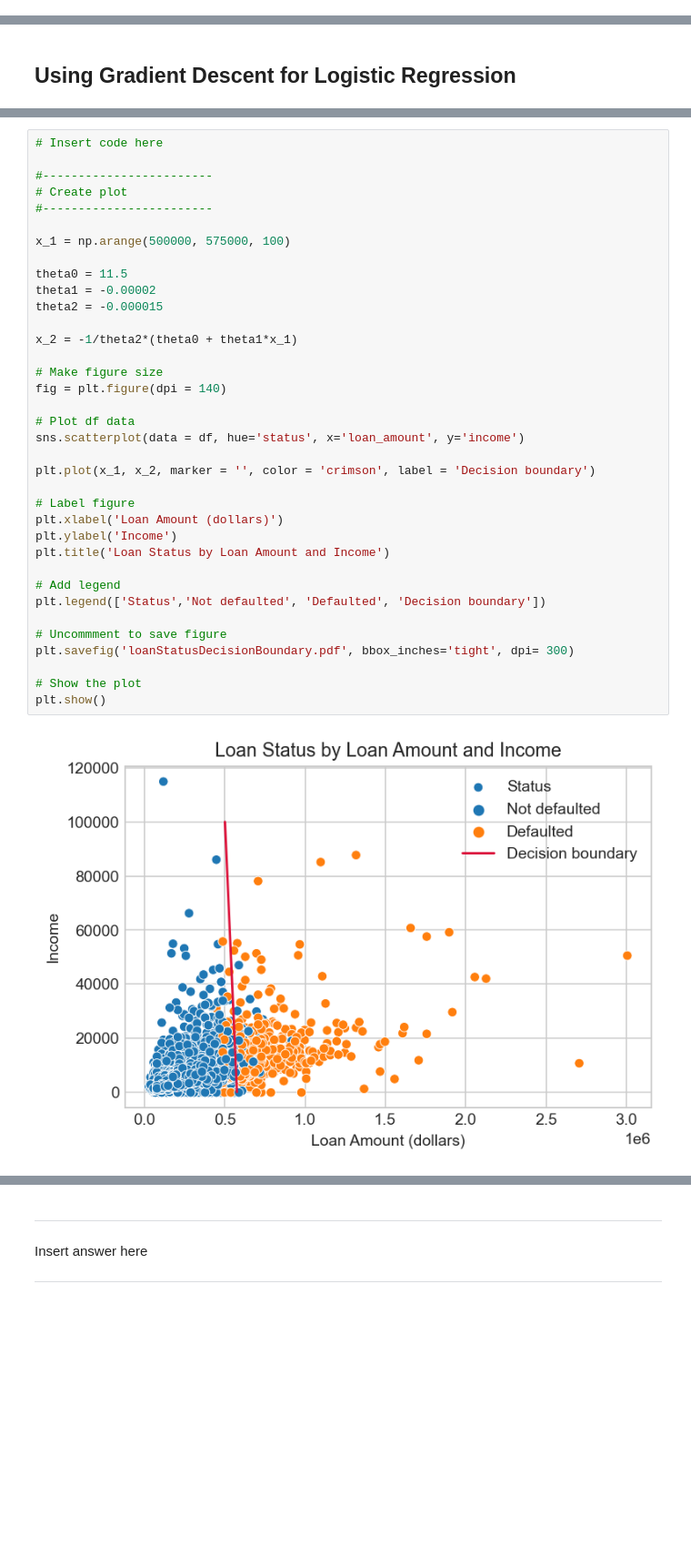
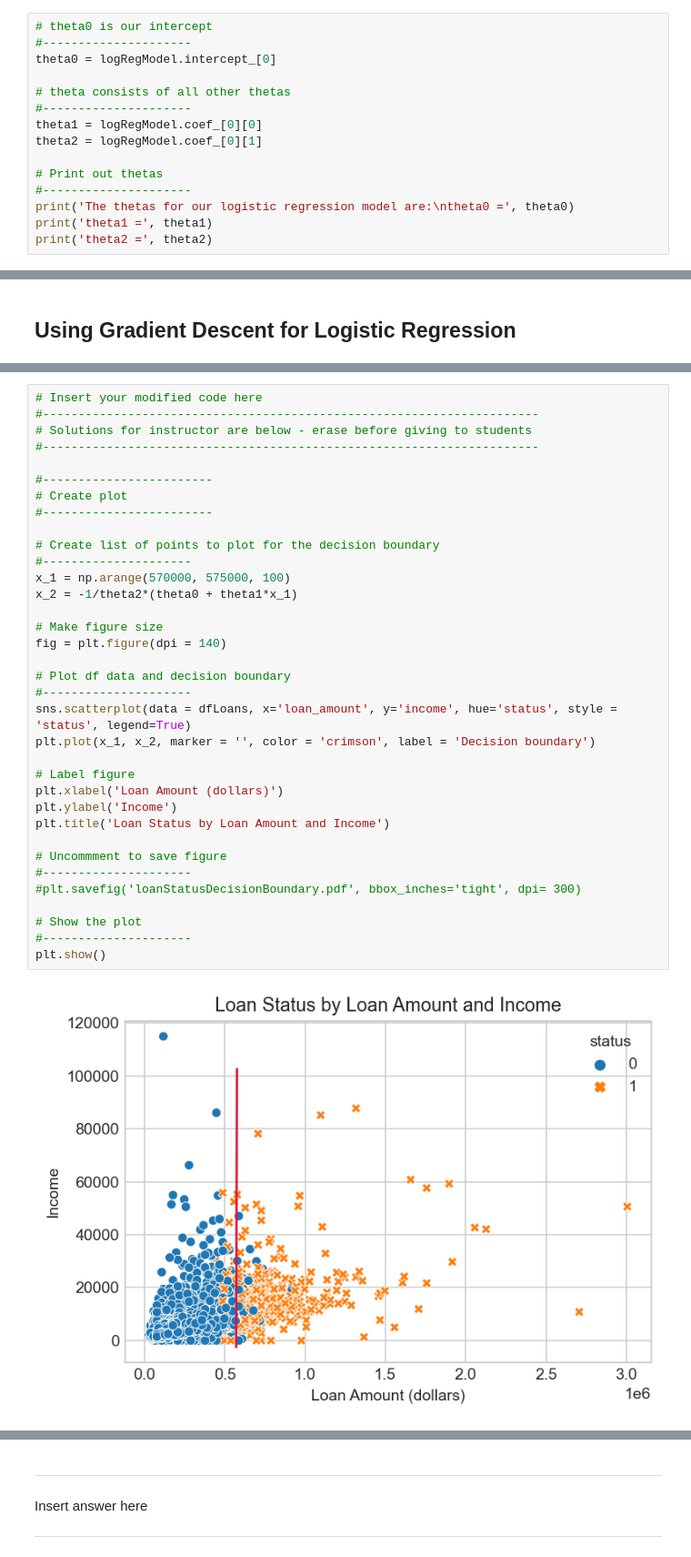
Before and after one commit to cedholm/Gradient-descent-methods-in-machine-learning, a Jupyter notebook: Lesson-4-Logistic-Regression.ipynb, the cells around one changed output, grey strips where cells are left out. Shown at 91% size. Cells and saved outputs as stored; diff of their text form; blank space fills up the shorter version.

```diff
--- a/Lesson-4-Logistic-Regression.ipynb
+++ b/Lesson-4-Logistic-Regression.ipynb
@@ -118,0 +119,15 @@ Number defaulted loans (status 1) is 1196
+# %%
+# theta0 is our intercept
+#---------------------
+theta0 = logRegModel.intercept_[0]
+
+# theta consists of all other thetas
+#---------------------
+theta1 = logRegModel.coef_[0][0]
+theta2 = logRegModel.coef_[0][1]
+
+# Print out thetas
+#---------------------
+print('The thetas for our logistic regression model are:\ntheta0 =', theta0)
+print('theta1 =', theta1)
+print('theta2 =', theta2)
@@ -195,39 +311,38 @@ $\theta_0 = 11.5, \theta_1 = -0.00002$, and $\theta_2 = -0.000015$.
 # %%
-# Insert code here
+# Insert your modified code here
+#----------------------------------------------------------------------
+# Solutions for instructor are below - erase before giving to students
+#----------------------------------------------------------------------
 
 #------------------------
 # Create plot
 #------------------------
 
-x_1 = np.arange(500000, 575000, 100)
-
-theta0 = 11.5
-theta1 = -0.00002
-theta2 = -0.000015
-
+# Create list of points to plot for the decision boundary
+#---------------------
+x_1 = np.arange(570000, 575000, 100)
 x_2 = -1/theta2*(theta0 + theta1*x_1)
 
 # Make figure size
 fig = plt.figure(dpi = 140)
 
-# Plot df data
-sns.scatterplot(data = df, hue='status', x='loan_amount', y='income')
-
+# Plot df data and decision boundary
+#---------------------
+sns.scatterplot(data = dfLoans, x='loan_amount', y='income', hue='status', style = 'status', legend=True)
 plt.plot(x_1, x_2, marker = '', color = 'crimson', label = 'Decision boundary')
 
 # Label figure
 plt.xlabel('Loan Amount (dollars)')
 plt.ylabel('Income')
 plt.title('Loan Status by Loan Amount and Income')
 
-# Add legend
-plt.legend(['Status','Not defaulted', 'Defaulted', 'Decision boundary'])
-
 # Uncommment to save figure
-plt.savefig('loanStatusDecisionBoundary.pdf', bbox_inches='tight', dpi= 300)
+#---------------------
+#plt.savefig('loanStatusDecisionBoundary.pdf', bbox_inches='tight', dpi= 300)
 
 # Show the plot
+#---------------------
 plt.show()
 # %% [output]
-[figure, old version]
+[figure, new version]
 # %% [markdown]
```
Also changed, not shown: parts of 59 cells of this notebook, 2 other files.
